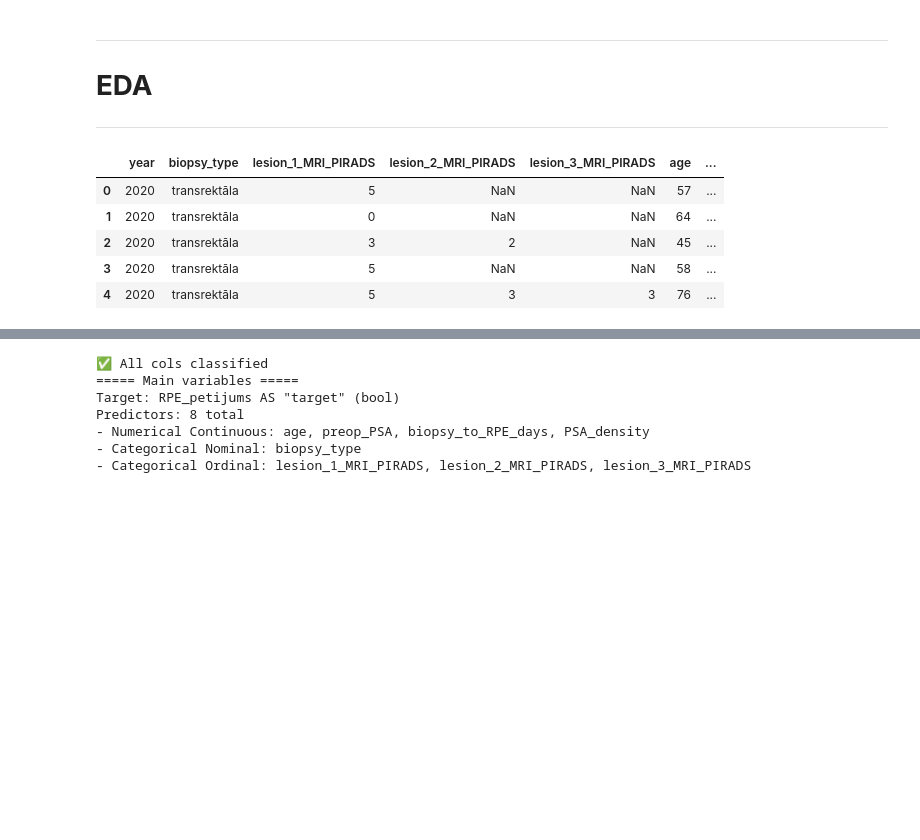
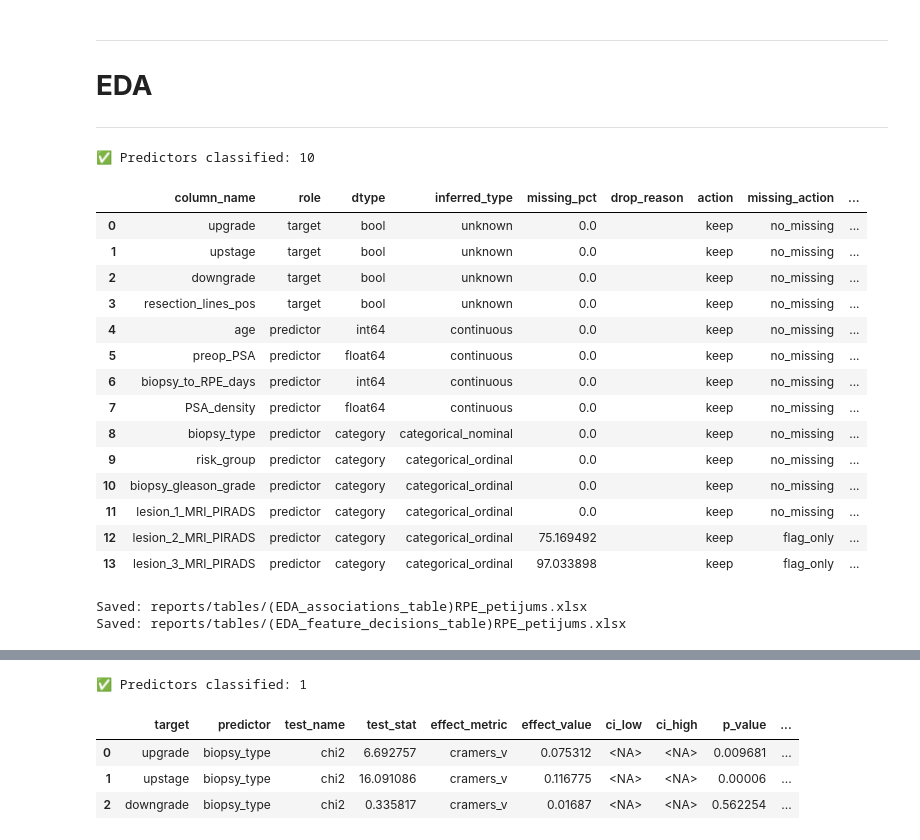
Before and after one commit to DrAndrushka/RPE_petijums, a Jupyter notebook: RPE_notebook.ipynb, the cells around one changed output, grey strips where cells are left out. Cells and saved outputs as stored; diff of their text form; code cells hidden in the pictures; blank space fills up the shorter version.

```diff
--- a/RPE_notebook.ipynb
+++ b/RPE_notebook.ipynb
@@ -293,13 +295,52 @@ project.analyse_numerical().analyse_categorical().analyse_binary()
 # **EDA**
 ---
 # %%
-project = YlivertainenEDA(df=df, task_name="RPE_petijums")
-df = project.EDA
-df.head()
+eda = YlivertainenEDA(df=df, task_name=TASK_NAME)
+
+# set all targets once
+eda.target_cols = TARGET_COLS
+
+# whitelist predictors + define continuous numeric subset
+eda.whitelist_columns(
+    predictors=PREDICTOR_COLS,
+    numerical_continuous=NUMERICAL_CONTINUOUS,
+)
+
+# target x predictor association table
+associations_table = eda.build_associations_table(
+    target_cols=TARGET_COLS,
+    leakage_vars=LEAKAGE_VARS,
+    fdr_alpha=0.05,
+    clinical_effect_floor=0.30,
+)
+
+# governance table for missingness/drop/imputation decisions
+feature_decisions_df = eda.build_feature_decisions_table(
+    missingness_dict=MISSINGNESS_DICT,
+    leakage_vars=LEAKAGE_VARS,
+    redundancy_pairs=REDUNDANCY_PAIRS,
+)
+
+# optional export to reports/tables
+eda.export_both_tables(export=True)
+
+associations_table[associations_table.fdr_significant == True]
 # %% [output]
+✅ Predictors classified: 10
-|  | year | biopsy_type | lesion_1_MRI_PIRADS | lesion_2_MRI_PIRADS | lesion_3_MRI_PIRADS | age | ... |
-| 0 | 2020 | transrektāla | 5 | NaN | NaN | 57 | ... |
-| 1 | 2020 | transrektāla | 0 | NaN | NaN | 64 | ... |
-| 2 | 2020 | transrektāla | 3 | 2 | NaN | 45 | ... |
-| 3 | 2020 | transrektāla | 5 | NaN | NaN | 58 | ... |
-| 4 | 2020 | transrektāla | 5 | 3 | 3 | 76 | ... |
+|  | column_name | role | dtype | inferred_type | missing_pct | drop_reason | action | missing_action | ... |
+| 0 | upgrade | target | bool | unknown | 0.0 |  | keep | no_missing | ... |
+| 1 | upstage | target | bool | unknown | 0.0 |  | keep | no_missing | ... |
+| 2 | downgrade | target | bool | unknown | 0.0 |  | keep | no_missing | ... |
+| 3 | resection_lines_pos | target | bool | unknown | 0.0 |  | keep | no_missing | ... |
+| 4 | age | predictor | int64 | continuous | 0.0 |  | keep | no_missing | ... |
+| 5 | preop_PSA | predictor | float64 | continuous | 0.0 |  | keep | no_missing | ... |
+| 6 | biopsy_to_RPE_days | predictor | int64 | continuous | 0.0 |  | keep | no_missing | ... |
+| 7 | PSA_density | predictor | float64 | continuous | 0.0 |  | keep | no_missing | ... |
+| 8 | biopsy_type | predictor | category | categorical_nominal | 0.0 |  | keep | no_missing | ... |
+| 9 | risk_group | predictor | category | categorical_ordinal | 0.0 |  | keep | no_missing | ... |
+| 10 | biopsy_gleason_grade | predictor | category | categorical_ordinal | 0.0 |  | keep | no_missing | ... |
+| 11 | lesion_1_MRI_PIRADS | predictor | category | categorical_ordinal | 0.0 |  | keep | no_missing | ... |
+| 12 | lesion_2_MRI_PIRADS | predictor | category | categorical_ordinal | 75.169492 |  | keep | flag_only | ... |
+| 13 | lesion_3_MRI_PIRADS | predictor | category | categorical_ordinal | 97.033898 |  | keep | flag_only | ... |
+Saved: reports/tables/(EDA_associations_table)RPE_petijums.xlsx
+Saved: reports/tables/(EDA_feature_decisions_table)RPE_petijums.xlsx
@@ -306,22 +359,19 @@ df.head()
 # %%
-project.target = "upgrade"
+project.target_cols = ["upgrade", "upstage", "downgrade"]
 #"upstage", "downgrade", "resection_lines_pos"
 
 project.whitelist_columns(
-    predictors=["biopsy_type", "age", "preop_PSA", "biopsy_to_RPE_days", "PSA_density",
-    "lesion_1_MRI_PIRADS", "lesion_2_MRI_PIRADS", "lesion_3_MRI_PIRADS"],
+    predictors=["biopsy_type"],
     numerical_continuous=["PSA_density", "age", "prostate_volume", "biopsy_to_RPE_days", "preop_PSA", "age"]
 )
 
-associations_table = project.build_associations_table()
+project.build_associations_table()
 # %% [output]
-✅ All cols classified
-===== Main variables =====
-Target: RPE_petijums AS "target" (bool)
-Predictors: 8 total
-- Numerical Continuous: age, preop_PSA, biopsy_to_RPE_days, PSA_density
-- Categorical Nominal: biopsy_type
-- Categorical Ordinal: lesion_1_MRI_PIRADS, lesion_2_MRI_PIRADS, lesion_3_MRI_PIRADS
+✅ Predictors classified: 1
+|  | target | predictor | test_name | test_stat | effect_metric | effect_value | ci_low | ci_high | p_value | ... |
+| 0 | upgrade | biopsy_type | chi2 | 6.692757 | cramers_v | 0.075312 | <NA> | <NA> | 0.009681 | ... |
+| 1 | upstage | biopsy_type | chi2 | 16.091086 | cramers_v | 0.116775 | <NA> | <NA> | 0.00006 | ... |
+| 2 | downgrade | biopsy_type | chi2 | 0.335817 | cramers_v | 0.01687 | <NA> | <NA> | 0.562254 | ... |
 # %%
 feature_decisions = project.build_feature_decisions_table()
 # %% [output]
```
Also changed, not shown: parts of 13 cells of this notebook, 7 other files.
